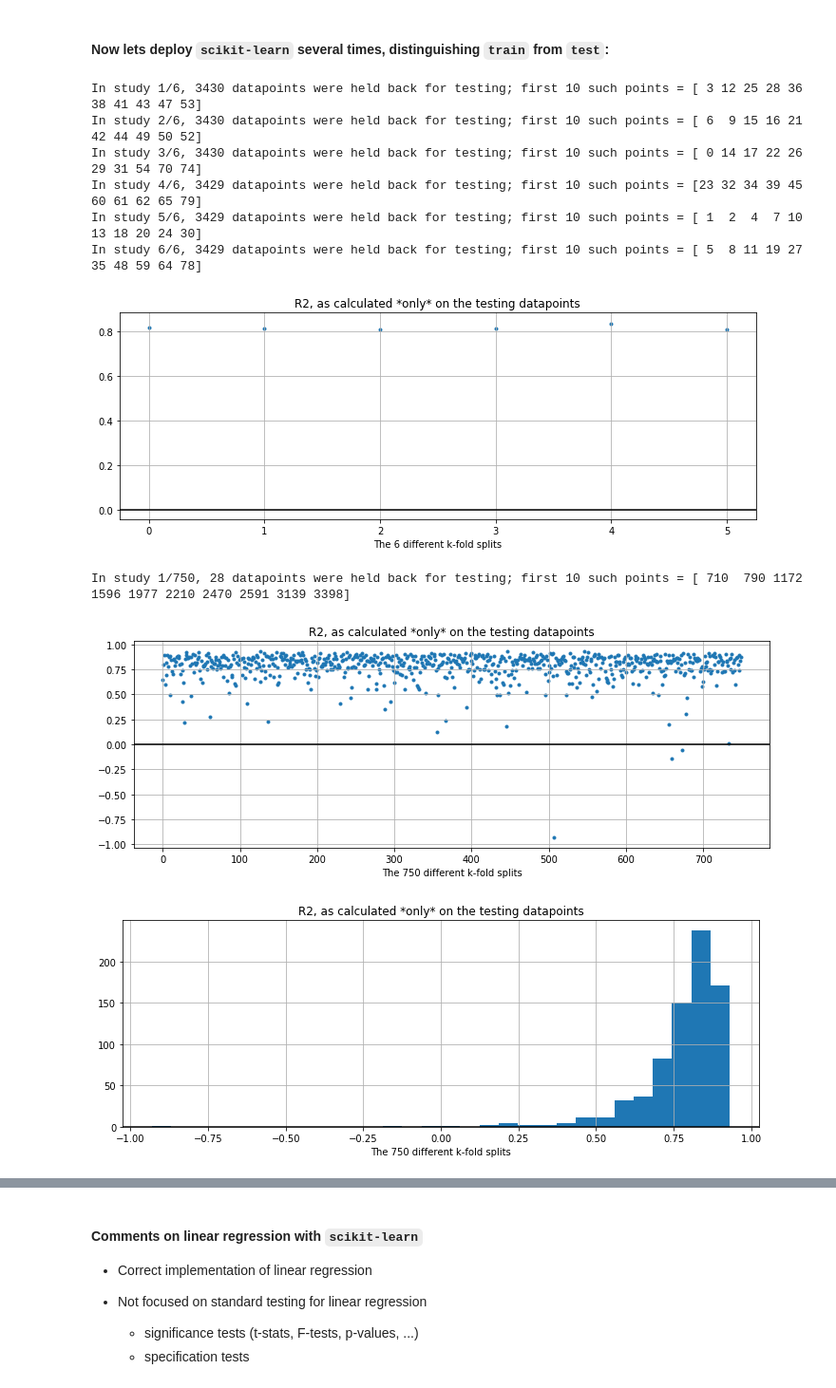
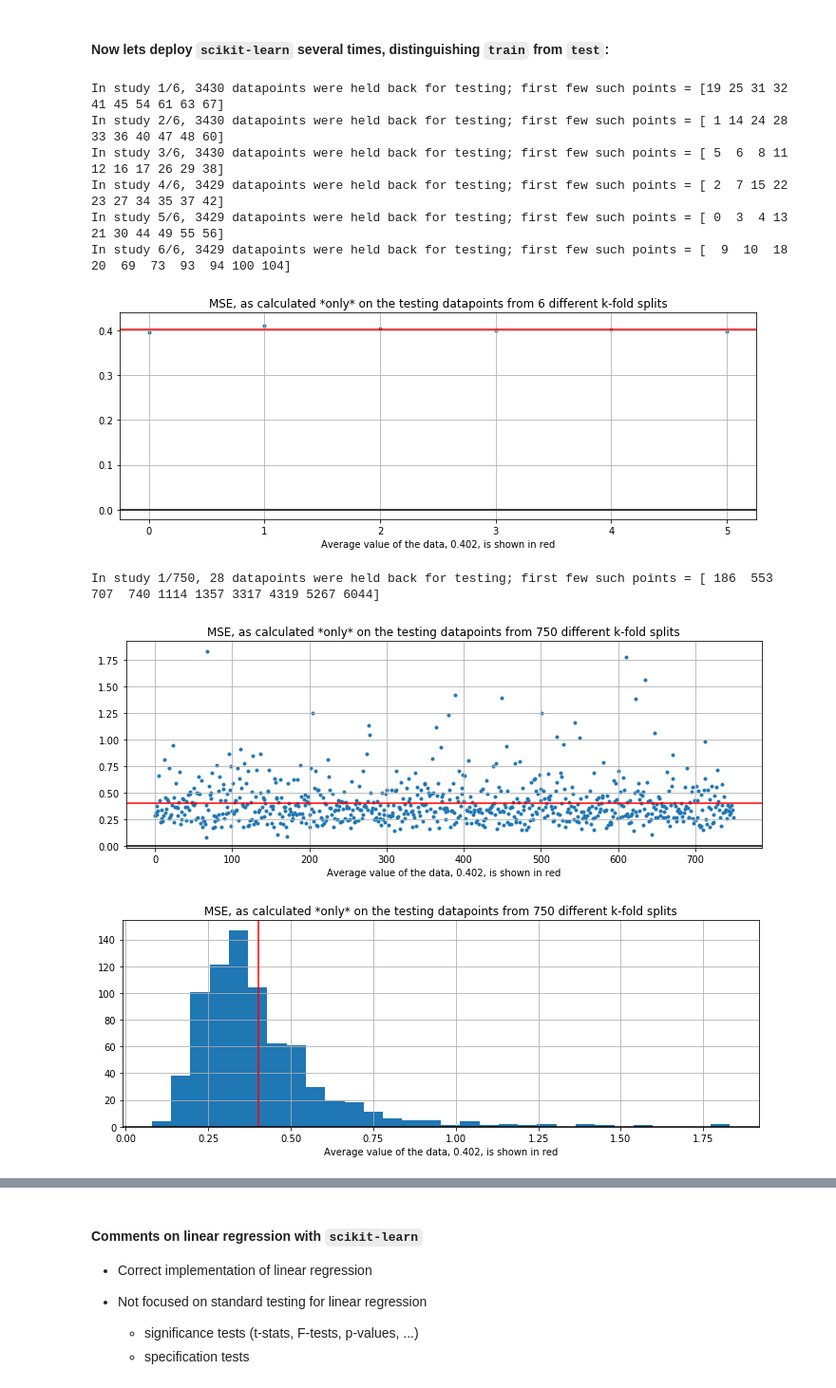
Before and after one commit to jeremy-large/ox-sbs-ml-bd, a Jupyter notebook: notebooks/class_2.ipynb, the cells around one changed output, grey strips where cells are left out. Shown at 95% size. Saved outputs shown, nothing was run; the diff lists cells and outputs as text; code cells hidden in the pictures.

```diff
--- a/notebooks/class_2.ipynb
+++ b/notebooks/class_2.ipynb
@@ -261,13 +262,11 @@ formula_string
 # %%
-#  First, we'll have to build some additional columns in our dataframe to take account of the logarithms and squaring:
-invoices['hour_sqd'] = invoices.hour**2
-invoices['log_inv_spend'] = np.log(invoices.invoice_spend)
+#  First, we'll have to build some additional columns in our dataframe to do logariths etc.:
+invoices['log_item_spend'] = np.log(invoices.invoice_spend / invoices.items_in_invoice)
 invoices['log_n_codes'] = np.log(invoices.codes_in_invoice)
-invoices['log_n_items'] = np.log(invoices.items_in_invoice)
 # %%
 # Regarding this, set out `y` and `X` variables:
-y = pd.DataFrame(invoices['log_inv_spend'])
-X = invoices[['log_n_codes', 'log_n_items', 'hour', 'month', 'words_per_item']] # , 'hour_sqd'
+y = pd.DataFrame(invoices['log_item_spend'])
+X = invoices[['log_n_codes', 'hour', 'month', 'words_per_item']]
 # %%
 #  pull in scikit-learn libraries:
 from sklearn.linear_model import LinearRegression
@@ -356,17 +334,0 @@ Here's a helper function to plot diagrams:
-# %%
-def mfe_r2_diag(data_array, histogram=False):
-    """
-    @param data_array: a list or array of quality data from a series of statistical fits
-    @param histogram: Boolean. If True, plot a histogram, otherwise plot a scatter of all the data
-    @return : nothing
-    """
-    n = len(data_array)
-    if histogram:
-        plt.hist(data_array, bins=30)
-    else:
-        plt.scatter(range(n), data_array, marker='.')
-    plt.xlabel(f"The {n} different k-fold splits")
-    plt.title("R2, as calculated *only* on the testing datapoints")
-    plt.grid()
-    plt.axhline(0, color='k')
-    plt.show()
@@ -373,25 +339,25 @@ def mfe_r2_diag(data_array, histogram=False):
 # %% [markdown]
 #### Now lets deploy `scikit-learn` several times, distinguishing `train` from `test`:
 # %%
-scores = train_n_test(X, y, 6)
+scores = train_n_test(X, y, 6, update_frequency=1, metric=metrics.mean_squared_error)
 # %% [output]
-In study 1/6, 3430 datapoints were held back for testing; first 10 such points = [ 3 12 25 28 36 38 41 43 47 53]
-In study 2/6, 3430 datapoints were held back for testing; first 10 such points = [ 6  9 15 16 21 42 44 49 50 52]
-In study 3/6, 3430 datapoints were held back for testing; first 10 such points = [ 0 14 17 22 26 29 31 54 70 74]
-In study 4/6, 3429 datapoints were held back for testing; first 10 such points = [23 32 34 39 45 60 61 62 65 79]
-In study 5/6, 3429 datapoints were held back for testing; first 10 such points = [ 1  2  4  7 10 13 18 20 24 30]
-In study 6/6, 3429 datapoints were held back for testing; first 10 such points = [ 5  8 11 19 27 35 48 59 64 78]
+In study 1/6, 3430 datapoints were held back for testing; first few such points = [19 25 31 32 41 45 54 61 63 67]
+In study 2/6, 3430 datapoints were held back for testing; first few such points = [ 1 14 24 28 33 36 40 47 48 60]
+In study 3/6, 3430 datapoints were held back for testing; first few such points = [ 5  6  8 11 12 16 17 26 29 38]
+In study 4/6, 3429 datapoints were held back for testing; first few such points = [ 2  7 15 22 23 27 34 35 37 42]
+In study 5/6, 3429 datapoints were held back for testing; first few such points = [ 0  3  4 13 21 30 44 49 55 56]
+In study 6/6, 3429 datapoints were held back for testing; first few such points = [  9  10  18  20  69  73  93  94 100 104]
 # %%
-mfe_r2_diag(scores)
+mfe_r2_diag(scores, metric_name='MSE')
 # %% [output]
-[figure, old version]
+[figure, new version]
 # %%
-scores = train_n_test(X, y, 750, verbose=False)
-mfe_r2_diag(scores)
+scores = train_n_test(X, y, 750, metric=metrics.mean_squared_error)
+mfe_r2_diag(scores, metric_name='MSE')
 # %% [output]
-In study 1/750, 28 datapoints were held back for testing; first 10 such points = [ 710  790 1172 1596 1977 2210 2470 2591 3139 3398]
+In study 1/750, 28 datapoints were held back for testing; first few such points = [ 186  553  707  740 1114 1357 3317 4319 5267 6044]
-[figure, old version]
+[figure, new version]
 # %%
-mfe_r2_diag(scores, histogram=True)
+mfe_r2_diag(scores, histogram=True, metric_name='MSE')
 # %% [output]
-[figure, old version]
+[figure, new version]
```
Also changed, not shown: parts of 25 cells of this notebook, 3 other files.
